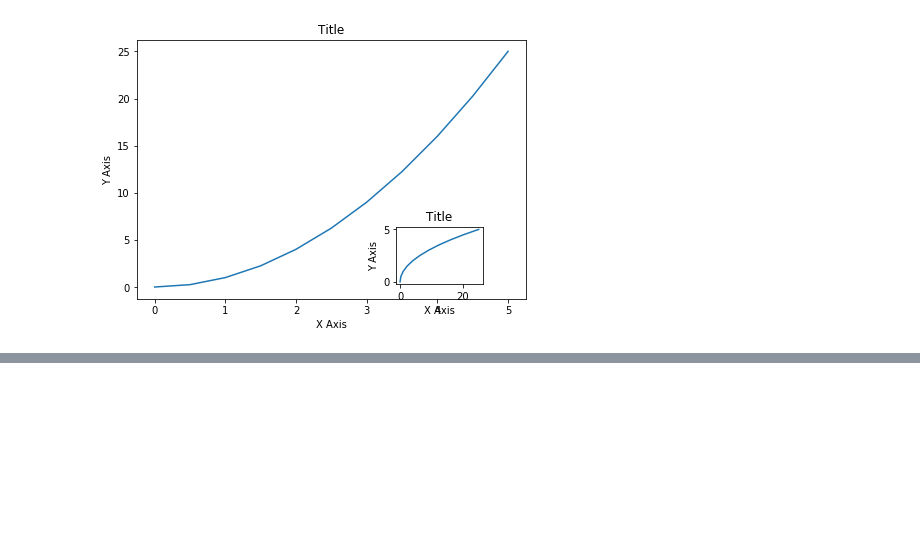
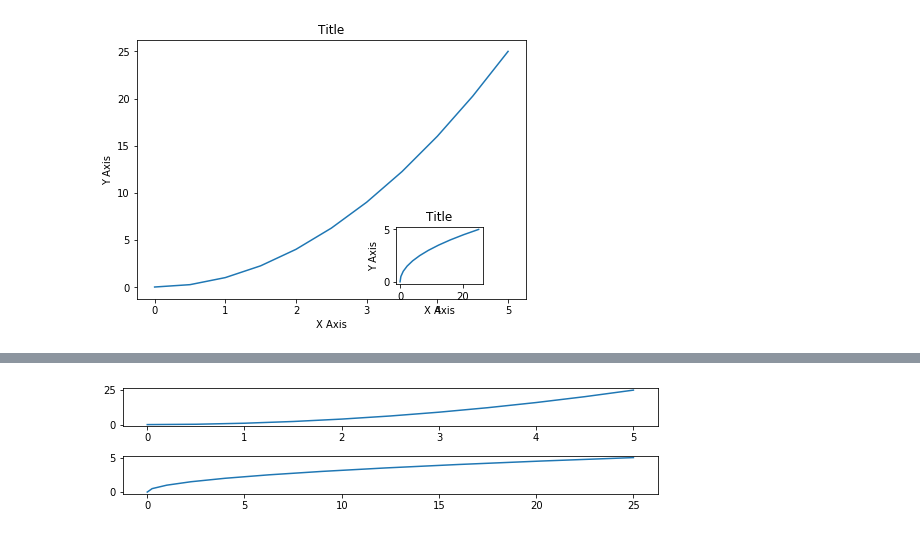
Before and after one commit to prashantfb65/code_practise, a Jupyter notebook: machine_learning/python_matplotlib_12102019.ipynb, the cells around one changed output, grey strips where cells are left out. Cells and saved outputs as stored; diff of their text form; code cells hidden in the pictures; blank space fills up the shorter version.

```diff
--- a/machine_learning/python_matplotlib_12102019.ipynb
+++ b/machine_learning/python_matplotlib_12102019.ipynb
@@ -67,0 +92,10 @@ Text(0.5, 1.0, 'Title')
+# %%
+fig, axes = plt.subplots(nrows=2, ncols=1, figsize=(8, 2)) # in figsize you pass a tuple to specify height and width; dpi is dots per pixel
+
+axes[0].plot(x, y)
+
+axes[1].plot(y, x)
+
+plt.tight_layout()
+# %% [output]
+[figure, added]
```
Also changed, not shown: parts of 3 cells of this notebook, 1 other file.
